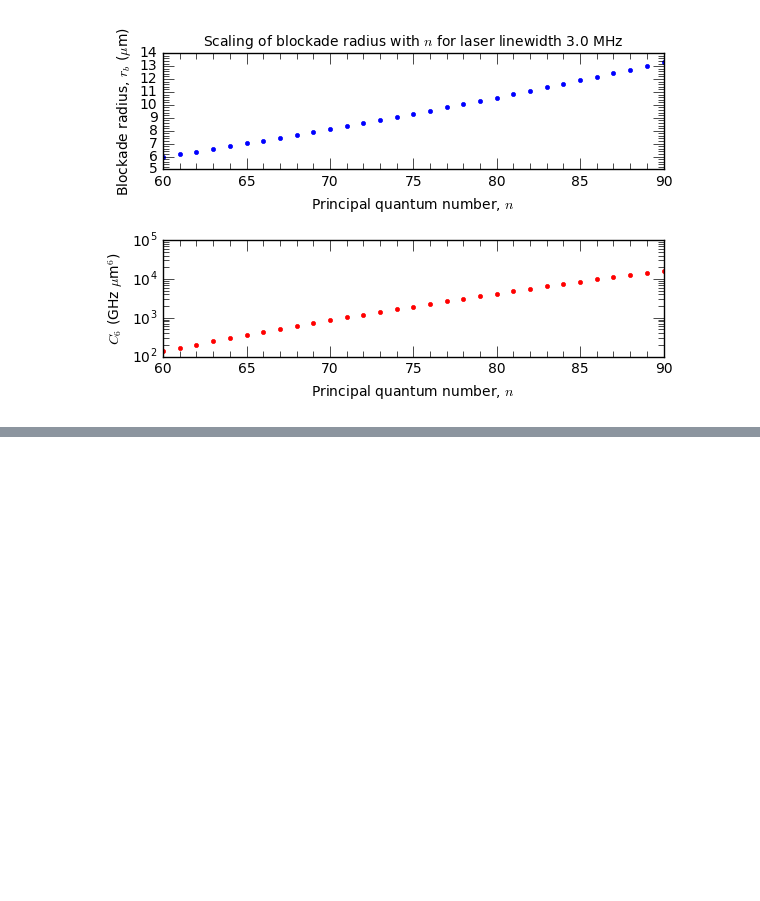
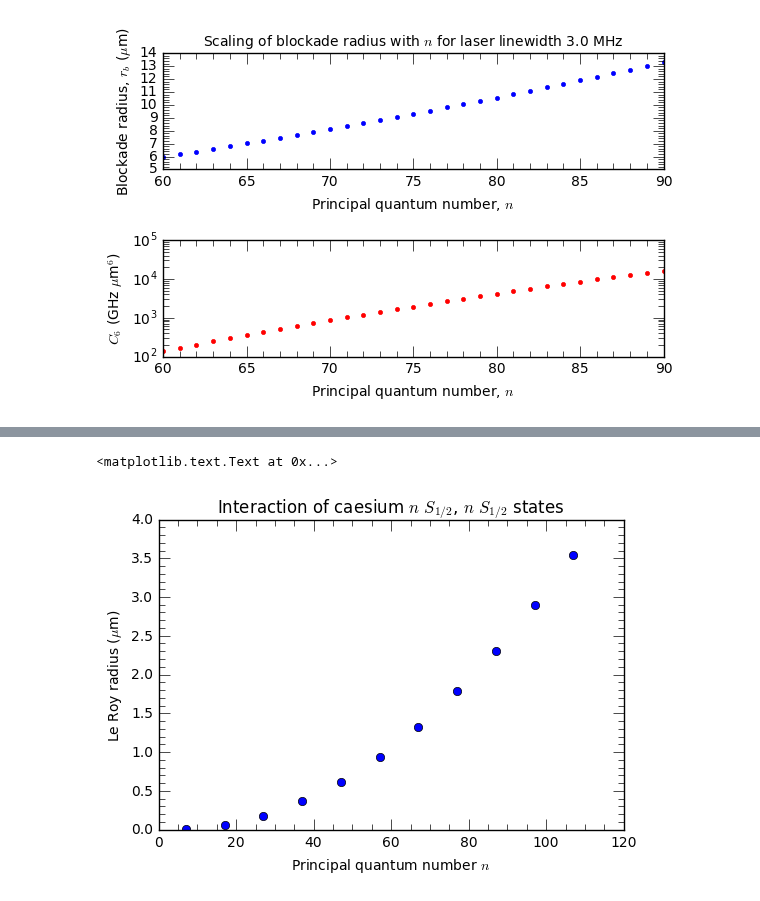
Before and after one commit to nikolasibalic/ARC-Alkali-Rydberg-Calculator, a Jupyter notebook: doc/Rydberg_atoms_a_primer_notebook.ipynb, the cells around one changed output, grey strips where cells are left out. Saved outputs shown, nothing was run; the diff lists cells and outputs as text; code cells hidden in the pictures; blank space fills up the shorter version.

```diff
--- a/doc/Rydberg_atoms_a_primer_notebook.ipynb
+++ b/doc/Rydberg_atoms_a_primer_notebook.ipynb
@@ -1239,0 +1299,16 @@ plt.show()
+# %%
+nrange = [7,17,27,37,47,57,67,77,87,97,107]
+leRoyRadius = []
+for n in nrange:
+    calc = PairStateInteractions(Caesium(), n, 0, 0.5, n, 0, 0.5, 0.5, -0.5)
+    leRoyRadius.append( calc.getLeRoyRadius() )
+# %%
+f = plt.figure()
+ax = f.add_subplot(1,1,1)
+ax.plot(nrange,leRoyRadius,"bo")
+ax.set_xlabel("Principal quantum number $n$")
+ax.set_ylabel(r"Le Roy radius ($\mu$m)")
+ax.set_title(r"Interaction of caesium $n$ $S_{1/2}$, $n$ $S_{1/2}$ states")
+# %% [output]
+<matplotlib.text.Text at 0x...>
+[figure, added]
```
Also changed, not shown: parts of 12 cells of this notebook, 2 other files.
